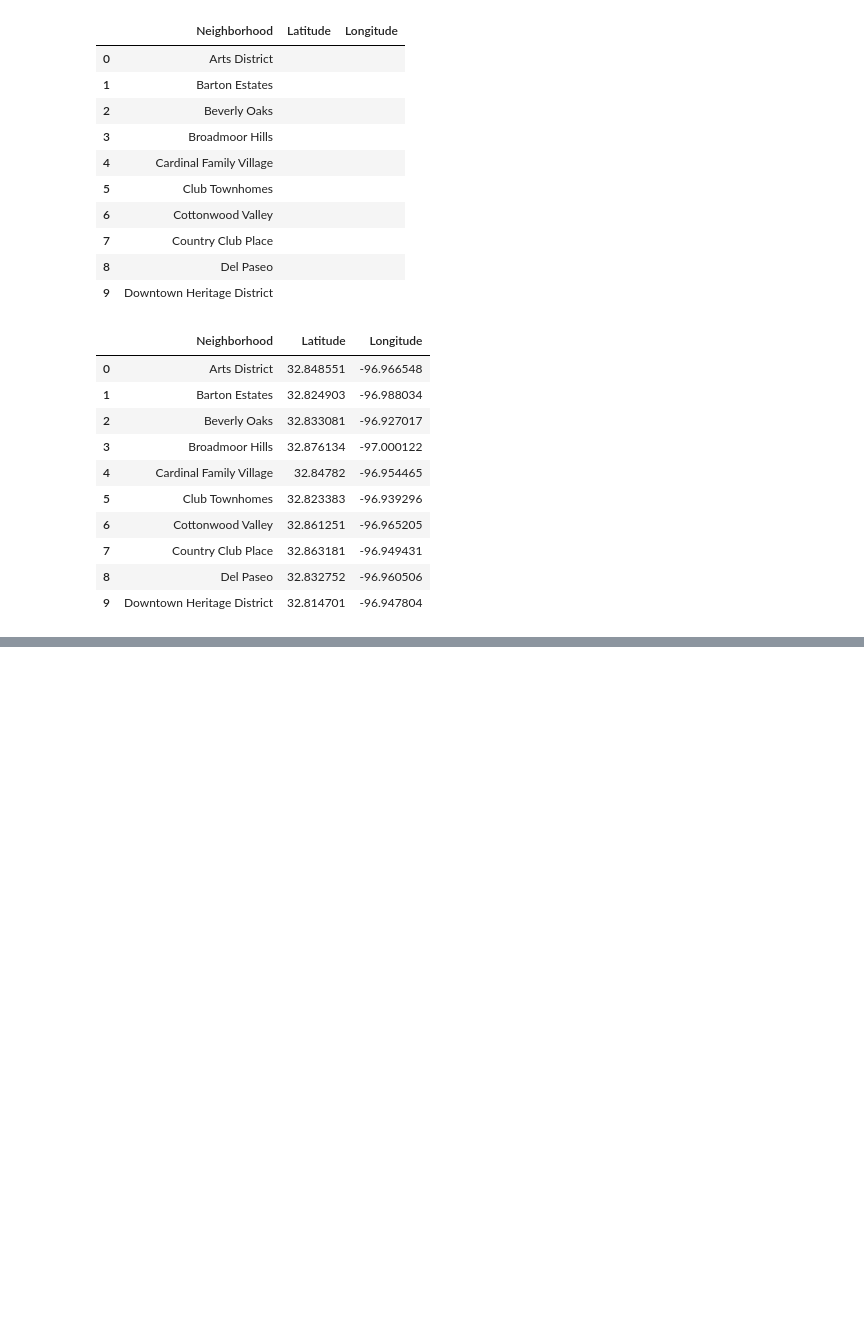
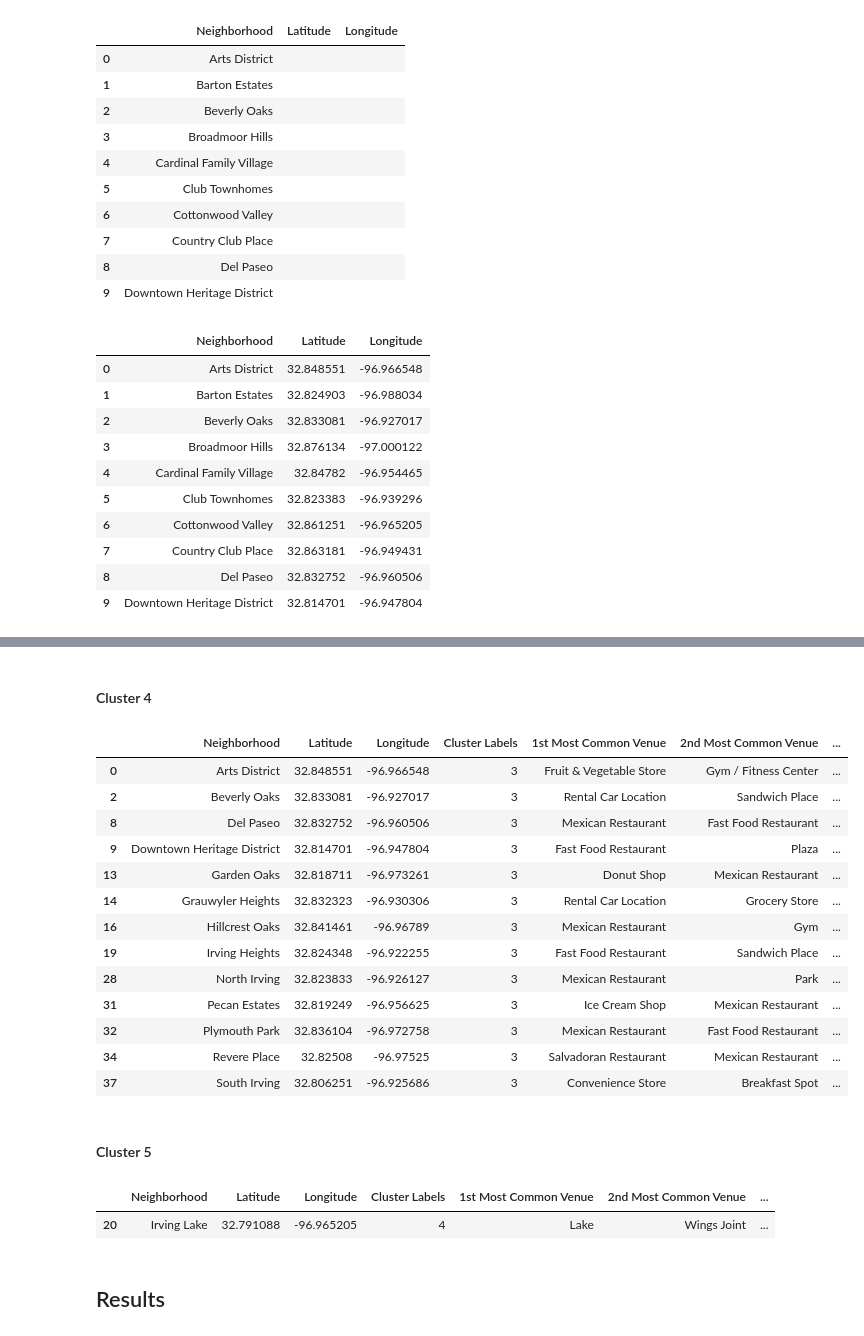
Before and after one commit to alan-cespedes/Coursera_Capstone, a Jupyter notebook: Segmenting and Clustering Neighborhoods in Irving.ipynb, the cells around one changed output, grey strips where cells are left out. Drawn from its saved outputs; the diff is of its cells as text; code cells hidden in the pictures; blank space fills up the shorter version.

```diff
--- a/Segmenting and Clustering Neighborhoods in Irving.ipynb
+++ b/Segmenting and Clustering Neighborhoods in Irving.ipynb
@@ -125,0 +582,28 @@ df.head(10)
+# %% [markdown]
+#### Cluster 4
+# %%
+irving_merged.loc[irving_merged['Cluster Labels'] == 3]
+# %% [output]
+|  | Neighborhood | Latitude | Longitude | Cluster Labels | 1st Most Common Venue | 2nd Most Common Venue | ... |
+| 0 | Arts District | 32.848551 | -96.966548 | 3 | Fruit & Vegetable Store | Gym / Fitness Center | ... |
+| 2 | Beverly Oaks | 32.833081 | -96.927017 | 3 | Rental Car Location | Sandwich Place | ... |
+| 8 | Del Paseo | 32.832752 | -96.960506 | 3 | Mexican Restaurant | Fast Food Restaurant | ... |
+| 9 | Downtown Heritage District | 32.814701 | -96.947804 | 3 | Fast Food Restaurant | Plaza | ... |
+| 13 | Garden Oaks | 32.818711 | -96.973261 | 3 | Donut Shop | Mexican Restaurant | ... |
+| 14 | Grauwyler Heights | 32.832323 | -96.930306 | 3 | Rental Car Location | Grocery Store | ... |
+| 16 | Hillcrest Oaks | 32.841461 | -96.96789 | 3 | Mexican Restaurant | Gym | ... |
+| 19 | Irving Heights | 32.824348 | -96.922255 | 3 | Fast Food Restaurant | Sandwich Place | ... |
+| 28 | North Irving | 32.823833 | -96.926127 | 3 | Mexican Restaurant | Park | ... |
+| 31 | Pecan Estates | 32.819249 | -96.956625 | 3 | Ice Cream Shop | Mexican Restaurant | ... |
+| 32 | Plymouth Park | 32.836104 | -96.972758 | 3 | Mexican Restaurant | Fast Food Restaurant | ... |
+| 34 | Revere Place | 32.82508 | -96.97525 | 3 | Salvadoran Restaurant | Mexican Restaurant | ... |
+| 37 | South Irving | 32.806251 | -96.925686 | 3 | Convenience Store | Breakfast Spot | ... |
+# %% [markdown]
+#### Cluster 5
+# %%
+irving_merged.loc[irving_merged['Cluster Labels'] == 4]
+# %% [output]
+|  | Neighborhood | Latitude | Longitude | Cluster Labels | 1st Most Common Venue | 2nd Most Common Venue | ... |
+| 20 | Irving Lake | 32.791088 | -96.965205 | 4 | Lake | Wings Joint | ... |
+# %% [markdown]
+## Results
```
Also changed, not shown: parts of 53 cells of this notebook.
